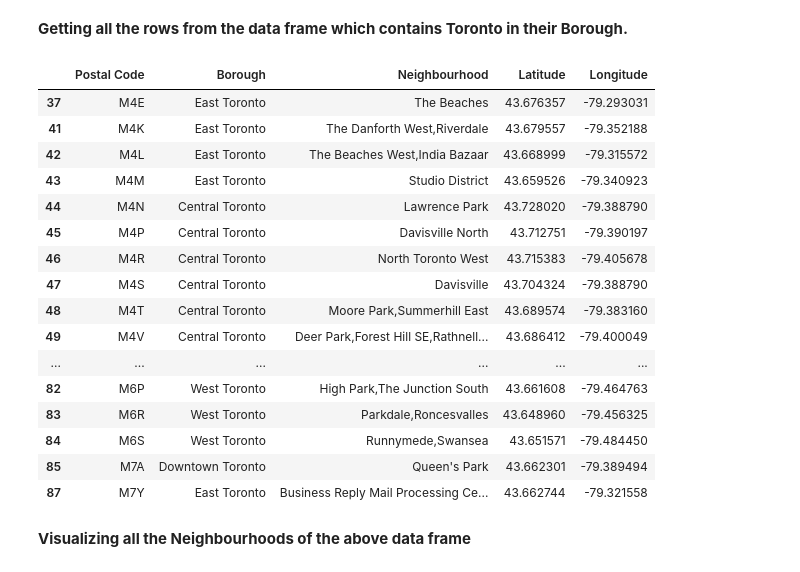
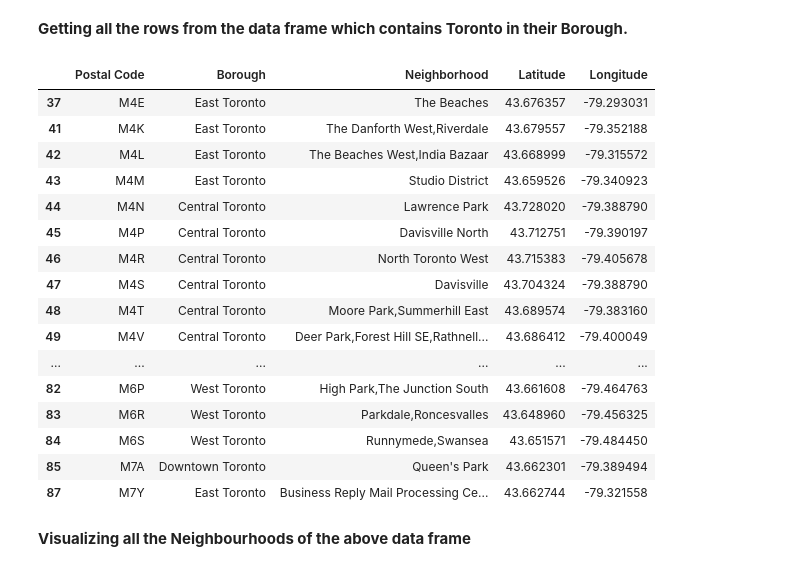
Before and after one commit to LourdesRodriguez/Applied_Data_Science_Capstone, a Jupyter notebook: 20201208_Segmenting_and_Clustering_Neighborhoods_in_Toronto.ipynb, the cells around one changed output. Cells and saved outputs as stored; diff of their text form; code cells hidden in the pictures.

```diff
--- a/20201208_Segmenting_and_Clustering_Neighborhoods_in_Toronto.ipynb
+++ b/20201208_Segmenting_and_Clustering_Neighborhoods_in_Toronto.ipynb
@@ -75,6 +75,6 @@ df
 # %%
 dfm=df.groupby(['Postcode','Borough']).agg(','.join)
 dfm.reset_index(inplace=True)
-dfm.rename(columns={'Postcode': 'Postal Code'}, inplace=True)
+dfm.rename(columns={'Postcode': 'Postal Code', 'Borough':'Borough','Neighbourhood':'Neighborhood'}, inplace=True)
 dfm
 # %% [output]
@@ -159,10 +159,10 @@ Once you are happy with your analysis, submit a link to the new Notebook on your
 # %% [markdown]
 **Getting all the rows from the data frame which contains Toronto in their Borough.**
 # %%
-dfT1=dfT[dfT['Borough'].str.contains('Toronto',regex= False)]
-dfT1
+toronto_data=dfT[dfT['Borough'].str.contains('Toronto',regex= False)]
+toronto_data
 # %% [output]
-|  | Postal Code | Borough | Neighbourhood | Latitude | Longitude |
+|  | Postal Code | Borough | Neighborhood | Latitude | Longitude |
 | 37 | M4E | East Toronto | The Beaches | 43.676357 | -79.293031 |
 | 41 | M4K | East Toronto | The Danforth West,Riverdale | 43.679557 | -79.352188 |
 | 42 | M4L | East Toronto | The Beaches West,India Bazaar | 43.668999 | -79.315572 |
```
Also changed, not shown: parts of 17 cells of this notebook.
